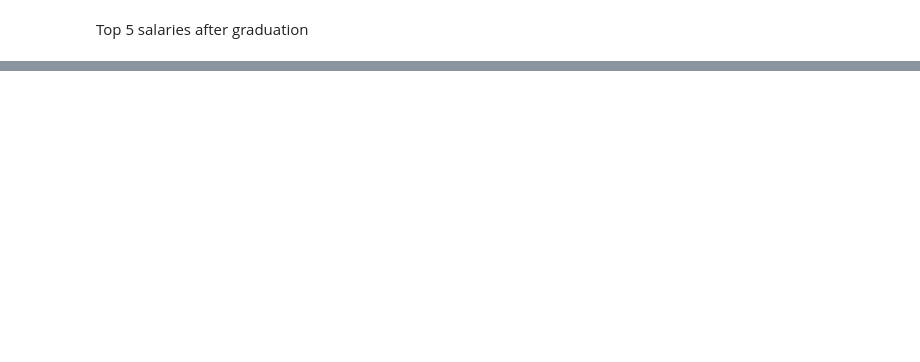
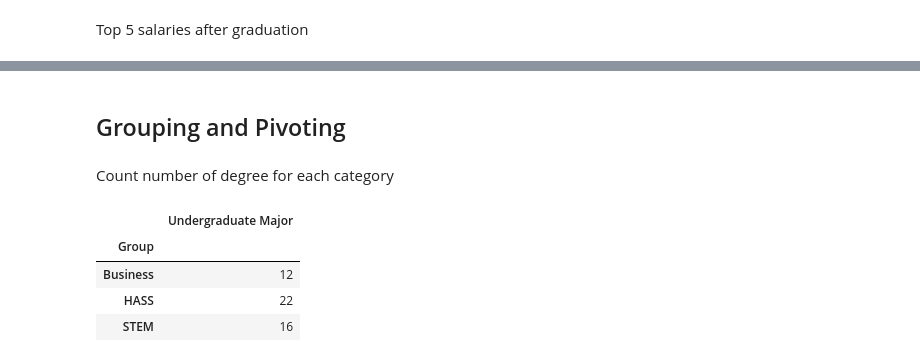
Before and after one commit to Zamir29/100-days-of-Python, a Jupyter notebook: day_72/main.ipynb, the cells around one changed output, grey strips where cells are left out. Drawn from its saved outputs; the diff is of its cells as text; code cells hidden in the pictures; blank space fills up the shorter version.

```diff
--- a/day_72/main.ipynb
+++ b/day_72/main.ipynb
@@ -245,0 +251,12 @@ clean_df[['Undergraduate Major', 'Mid-Career Median Salary']].sort_values(by='Mi
+# %% [markdown]
+## Grouping and Pivoting
+# %% [markdown]
+Count number of degree for each category
+# %%
+clean_df.groupby('Group')[['Undergraduate Major']].count()
+# %% [output]
+|  | Undergraduate Major |
+| Group |  |
+| Business | 12 |
+| HASS | 22 |
+| STEM | 16 |
```
Also changed, not shown: parts of 14 cells of this notebook.
